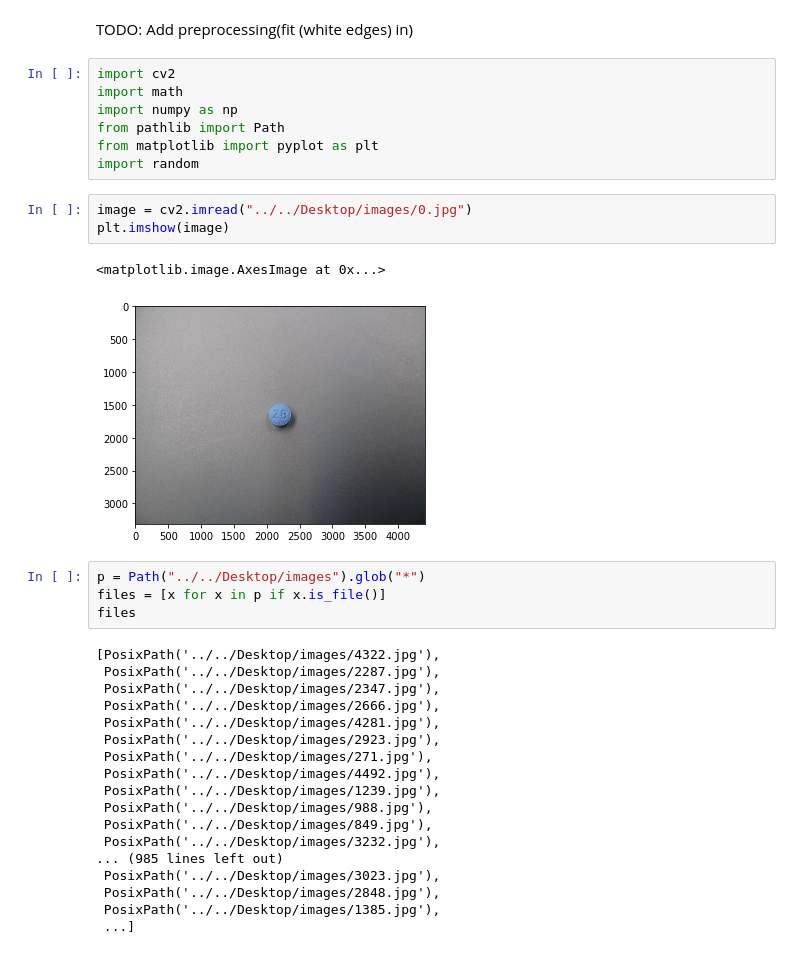
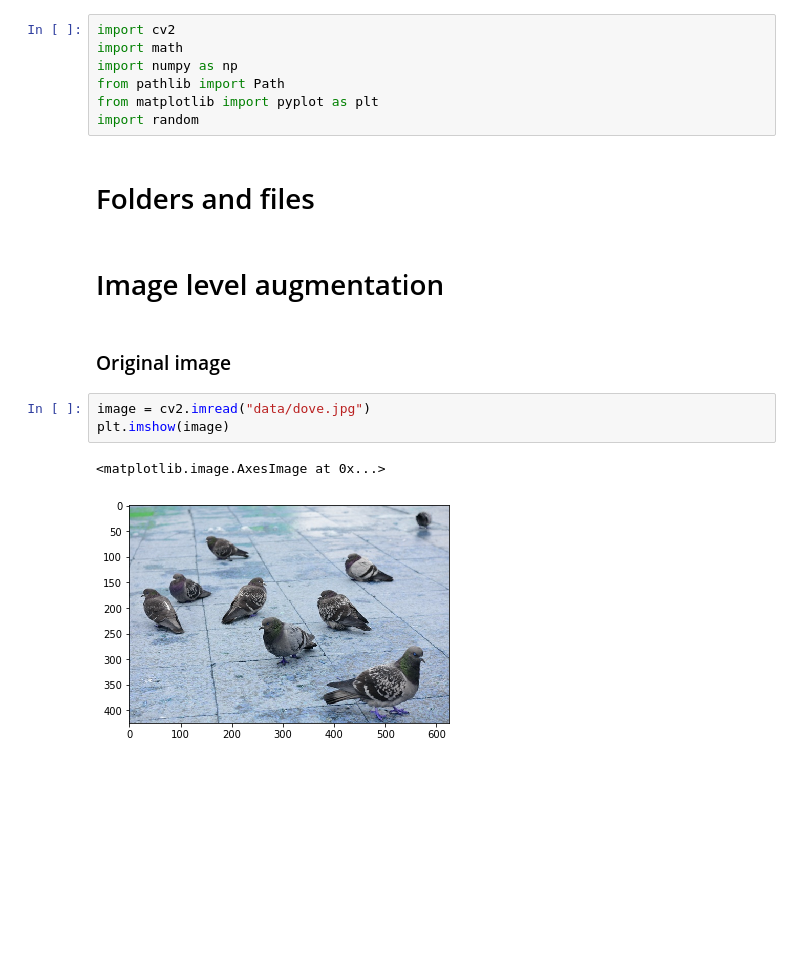
Before and after one commit to happy-unicorn/python-yolov5-augmentation, a Jupyter notebook: research.ipynb, the cells around one changed output. Drawn from its saved outputs; the diff is of its cells as text; blank space fills up the shorter version.

Commit message:
Added more examples of image processing

```diff
--- a/research.ipynb
+++ b/research.ipynb
@@ -1,5 +1,3 @@
-# %% [markdown]
-TODO: Add preprocessing(fit (white edges) in)
 # %%
 import cv2
 import math
@@ -7,31 +5,15 @@ import numpy as np
 from pathlib import Path
 from matplotlib import pyplot as plt
 import random
+# %% [markdown]
+# Folders and files
+# %% [markdown]
+# Image level augmentation
+# %% [markdown]
+### Original image
 # %%
-image = cv2.imread("../../Desktop/images/0.jpg")
+image = cv2.imread("data/dove.jpg")
 plt.imshow(image)
 # %% [output]
 <matplotlib.image.AxesImage at 0x...>
-[figure, old version]
+[figure, new version]
-# %%
-p = Path("../../Desktop/images").glob("*")
-files = [x for x in p if x.is_file()]
-files
-# %% [output]
-[PosixPath('../../Desktop/images/4322.jpg'),
- PosixPath('../../Desktop/images/2287.jpg'),
- PosixPath('../../Desktop/images/2347.jpg'),
- PosixPath('../../Desktop/images/2666.jpg'),
- PosixPath('../../Desktop/images/4281.jpg'),
- PosixPath('../../Desktop/images/2923.jpg'),
- PosixPath('../../Desktop/images/271.jpg'),
- PosixPath('../../Desktop/images/4492.jpg'),
- PosixPath('../../Desktop/images/1239.jpg'),
- PosixPath('../../Desktop/images/988.jpg'),
- PosixPath('../../Desktop/images/849.jpg'),
- PosixPath('../../Desktop/images/3232.jpg'),
-... (985 lines left out)
- PosixPath('../../Desktop/images/3023.jpg'),
- PosixPath('../../Desktop/images/2848.jpg'),
- PosixPath('../../Desktop/images/1385.jpg'),
- ...]
```
Also changed, not shown: parts of 17 cells of this notebook, 1 other file.
